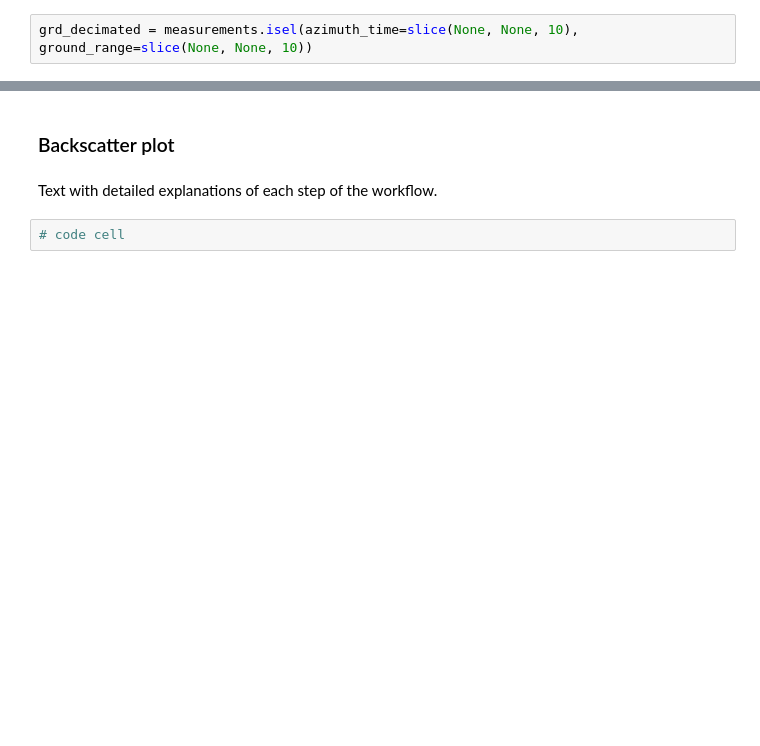
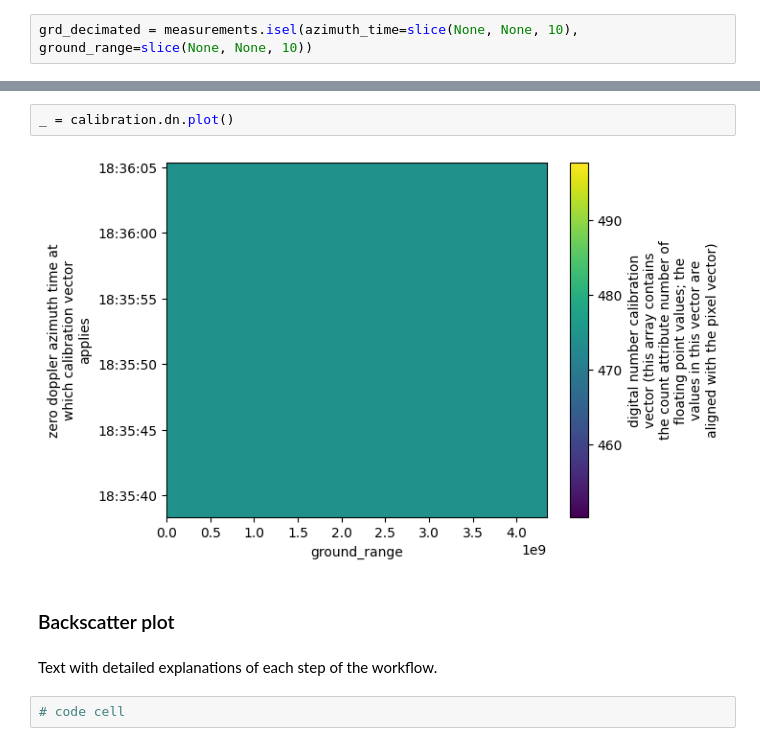
Before and after one commit to eopf-toolkit/eopf-101, a Jupyter notebook: notebook_S1/23_zarr_structure_S1GRD.ipynb, the cells around one changed output, grey strips where cells are left out. Drawn from its saved outputs; the diff is of its cells as text; blank space fills up the shorter version.

```diff
--- a/notebook_S1/23_zarr_structure_S1GRD.ipynb
+++ b/notebook_S1/23_zarr_structure_S1GRD.ipynb
@@ -150,3 +305,7 @@ plt.show()
+# %%
+_ = calibration.dn.plot()
+# %% [output]
+[figure, added]
 # %% [markdown]
 ### Backscatter plot
 # %% [markdown]
```
Also changed, not shown: parts of 17 cells of this notebook.
